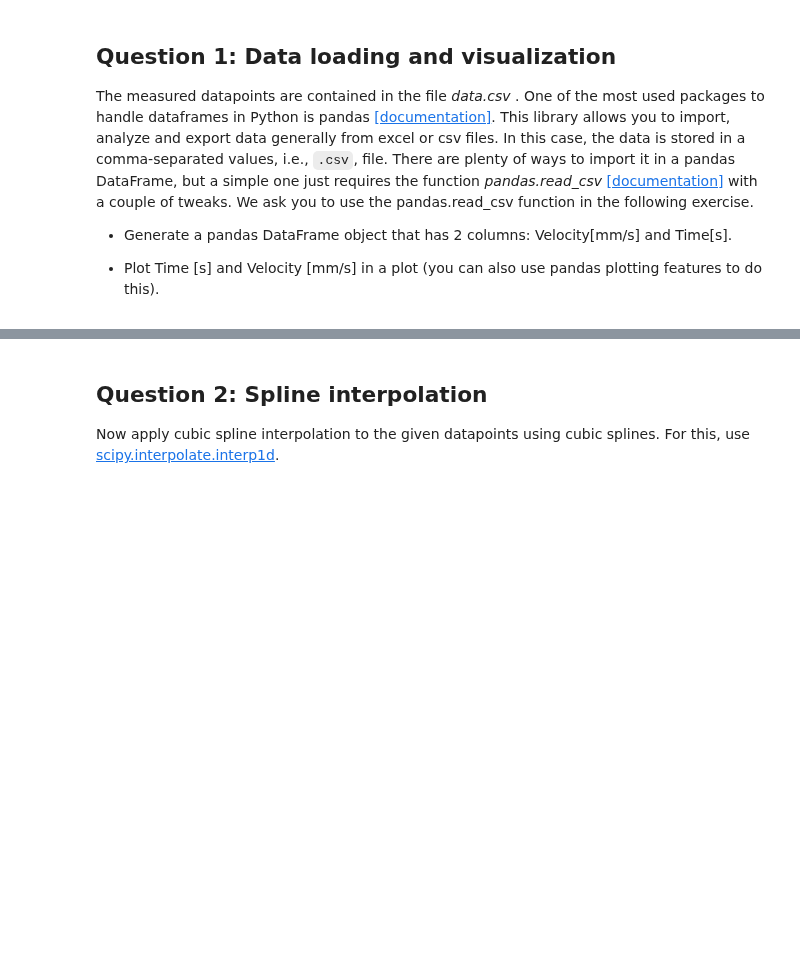
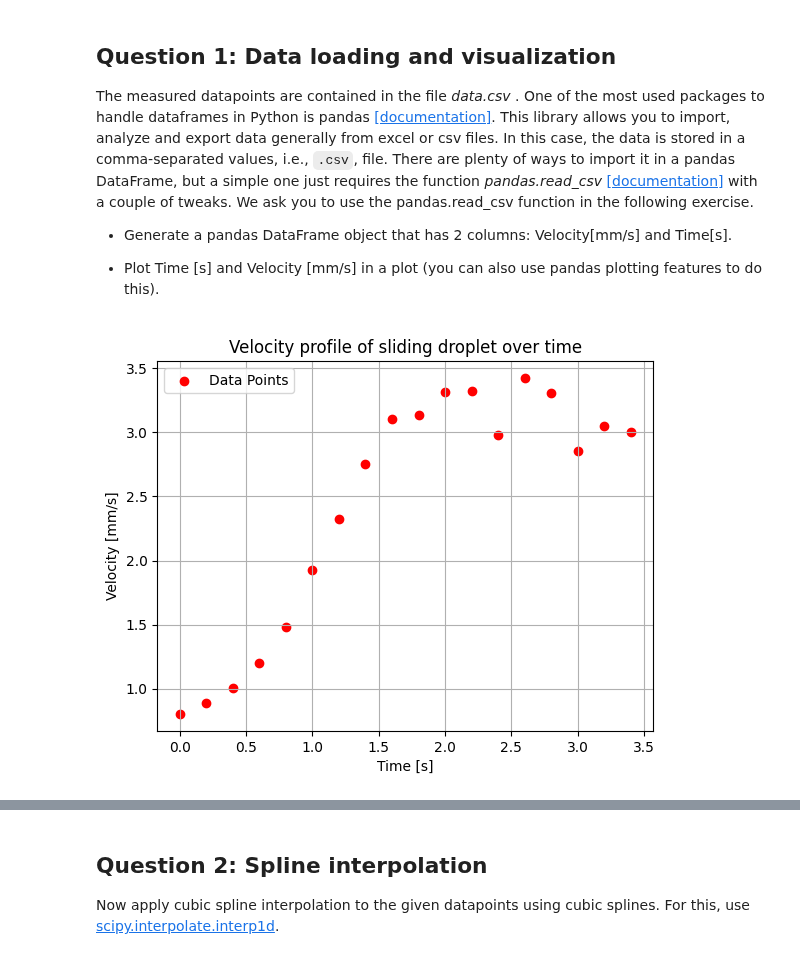
Before and after one commit to Xikiee/computational_practicum, a Jupyter notebook: q_2/assignments/assignment_6/Assignment_Q2_L6.ipynb, the cells around one changed output, grey strips where cells are left out. Saved outputs shown, nothing was run; the diff lists cells and outputs as text; code cells hidden in the pictures; blank space fills up the shorter version.

Commit message:
the completion of assignment 6

```diff
--- a/q_2/assignments/assignment_6/Assignment_Q2_L6.ipynb
+++ b/q_2/assignments/assignment_6/Assignment_Q2_L6.ipynb
@@ -111,14 +118,16 @@ There are plenty of ways to import it in a pandas DataFrame, but a simple one ju
 * Plot Time [s] and Velocity [mm/s] in a plot (you can also use pandas plotting features to do this).
 # %%
 # Read the data
-data = ...
+data = pd.read_csv("/Users/oliverlohr/Documents/TUDelft/y1/q1/computational_practicum/q_2/assignments/assignment_6/data.csv")
 
 plt.scatter(data["Time[s]"], data["Velocity[mm/s]"], color="red", label="Data Points")
 plt.legend()
 plt.title("Velocity profile of sliding droplet over time")
 plt.xlabel("Time [s]")
 plt.ylabel("Velocity [mm/s]")
 plt.grid()
 plt.show()
+# %% [output]
+[figure, added]
 # %%
 grader.check("q1.1")
```
Also changed, not shown: parts of 13 cells of this notebook, 2 other files.
